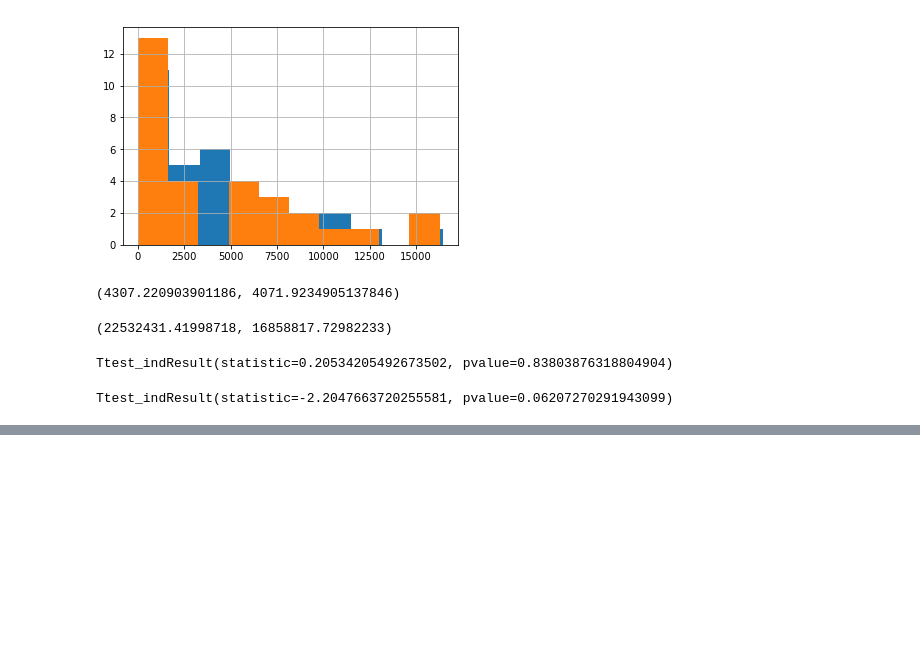
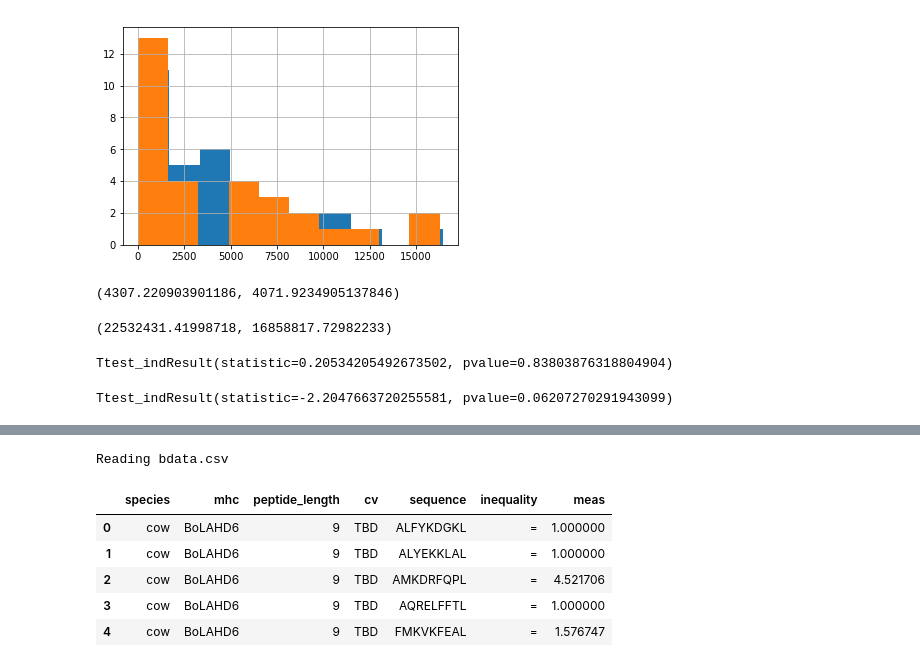
Before and after one commit to antigenomics/ipred, a Jupyter notebook: HIV_peptides.ipynb, the cells around one changed output, grey strips where cells are left out. Cells and saved outputs as stored; diff of their text form; code cells hidden in the pictures; blank space fills up the shorter version.

```diff
--- a/HIV_peptides.ipynb
+++ b/HIV_peptides.ipynb
@@ -326,0 +372,18 @@ for allele in unique(predictions['Allele']):
+# %%
+filepath = "./data/bdata.csv"
+if os.path.isfile(filepath):
+    bdf = pd.read_csv(filepath, sep=",")
+    print("Reading {}".format(os.path.basename(filepath)))
+else:
+    print("File path is wrong")
+# %% [output]
+Reading bdata.csv
+# %%
+bdf.head()
+# %% [output]
+|  | species | mhc | peptide_length | cv | sequence | inequality | meas |
+| 0 | cow | BoLAHD6 | 9 | TBD | ALFYKDGKL | = | 1.000000 |
+| 1 | cow | BoLAHD6 | 9 | TBD | ALYEKKLAL | = | 1.000000 |
+| 2 | cow | BoLAHD6 | 9 | TBD | AMKDRFQPL | = | 4.521706 |
+| 3 | cow | BoLAHD6 | 9 | TBD | AQRELFFTL | = | 1.000000 |
+| 4 | cow | BoLAHD6 | 9 | TBD | FMKVKFEAL | = | 1.576747 |
```
Also changed, not shown: parts of 10 cells of this notebook, 2 other files.
